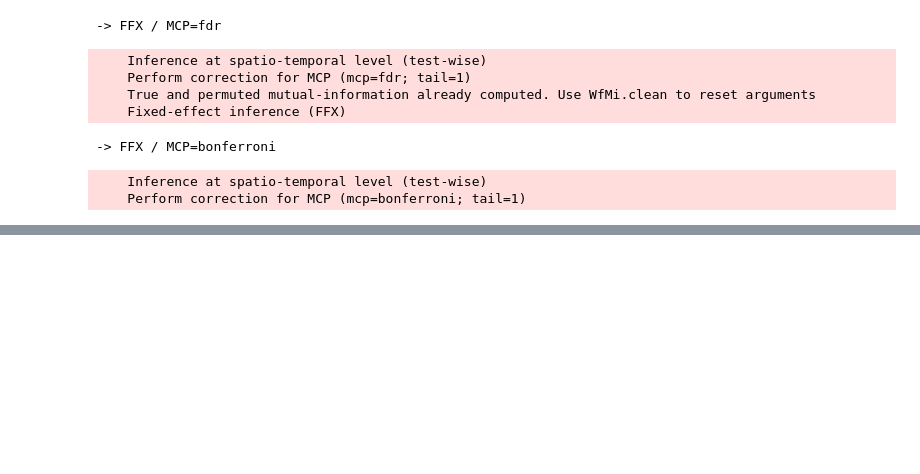
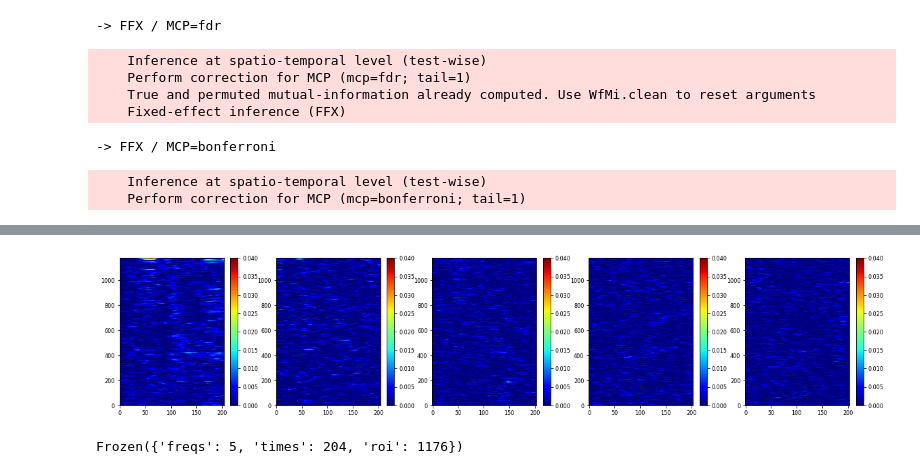
Before and after one commit to ViniciusLima94/GrayData-Analysis, a Jupyter notebook: notebooks/6.3. Stimulus encoding analysis.ipynb, the cells around one changed output, grey strips where cells are left out. Cells and saved outputs as stored; diff of their text form; code cells hidden in the pictures; blank space fills up the shorter version.

```diff
--- a/notebooks/6.3. Stimulus encoding analysis.ipynb
+++ b/notebooks/6.3. Stimulus encoding analysis.ipynb
@@ -297,6 +297,6 @@ plt.figure(figsize=(20,4))
 for i in range(5):
     plt.subplot(1,5,i+1)
     extent=[pvalues.times.values[0], mi.times.values[-1], 0,22]
-    plt.imshow(mi.isel(freqs=i).T, aspect="auto", cmap="jet", origin="lower", vmax=0.04, vmio)
+    plt.imshow(mi.isel(freqs=i).T, aspect="auto", cmap="jet", origin="lower", vmax=0.04, vmin=0)
     plt.colorbar()
 # %% [output]
@@ -304 +303,6 @@ SyntaxError: positional argument follows keyword argument (<ipython-input-280-c9
+[figure, added]
+# %%
+mi.sizes
+# %% [output]
+Frozen({'freqs': 5, 'times': 204, 'roi': 1176})
 # %%
```
Also changed, not shown: parts of 2 cells of this notebook.
